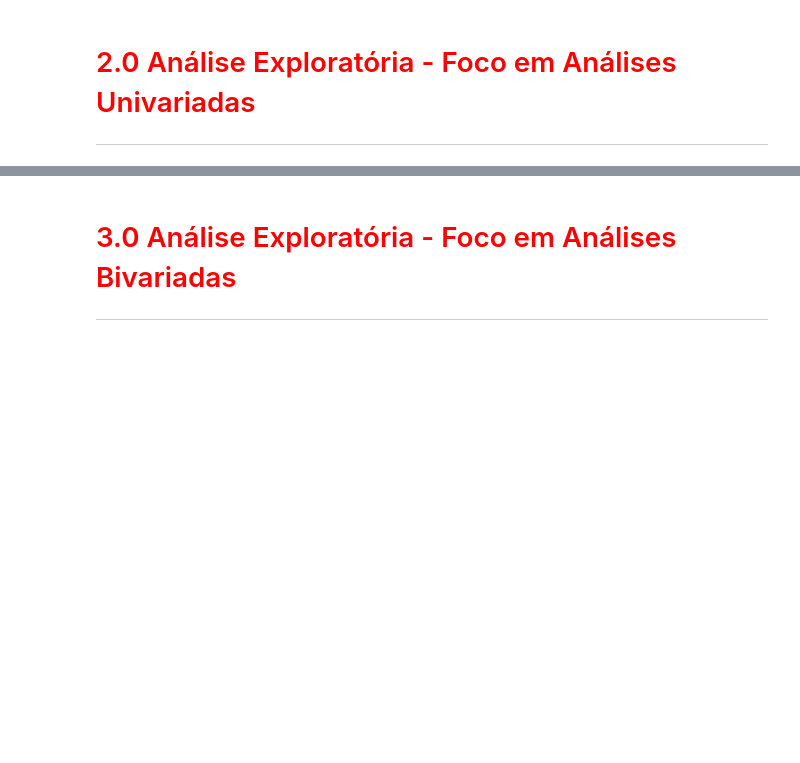
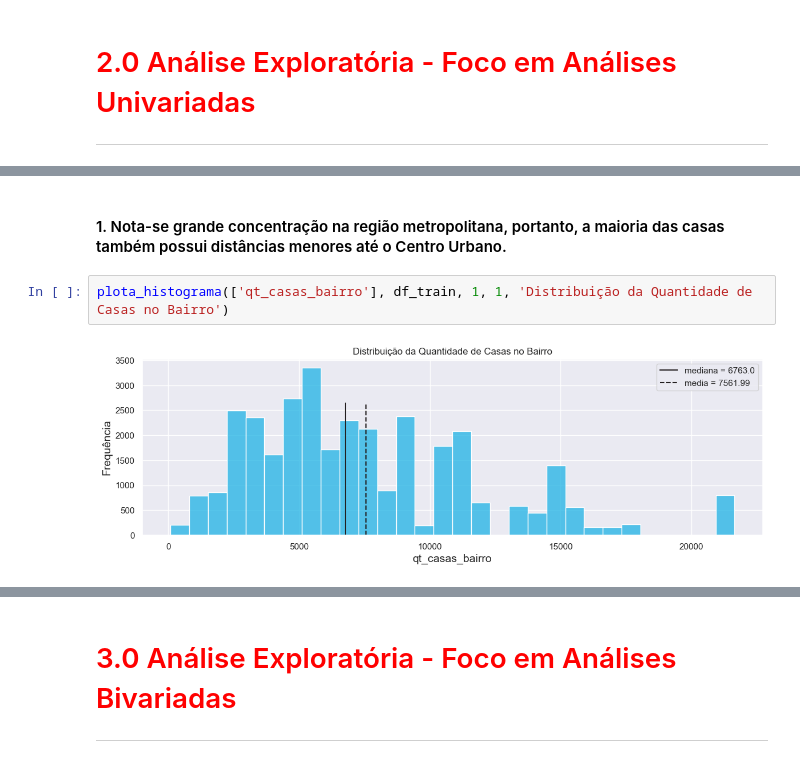
Before and after one commit to leonardovargas10/Modelo_Analise_Imoveis, a Jupyter notebook: analise_imoveis.ipynb, the cells around one changed output, grey strips where cells are left out. Cells and saved outputs as stored; diff of their text form; blank space fills up the shorter version.

```diff
--- a/analise_imoveis.ipynb
+++ b/analise_imoveis.ipynb
@@ -546,0 +692,6 @@ Dataset Teste: (5229, 14)
+# %% [markdown]
+#### 1. Nota-se grande concentração na região metropolitana, portanto, a maioria das casas também possui distâncias menores até o Centro Urbano.
+# %%
+plota_histograma(['qt_casas_bairro'], df_train, 1, 1, 'Distribuição da Quantidade de Casas no Bairro')
+# %% [output]
+[figure, added]
```
Also changed, not shown: parts of 35 cells of this notebook, 1 other file.
